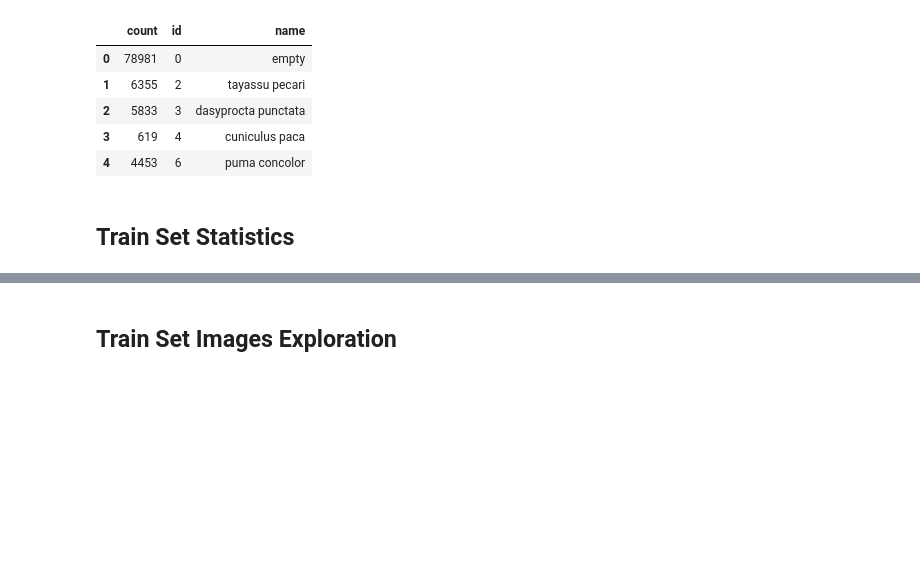
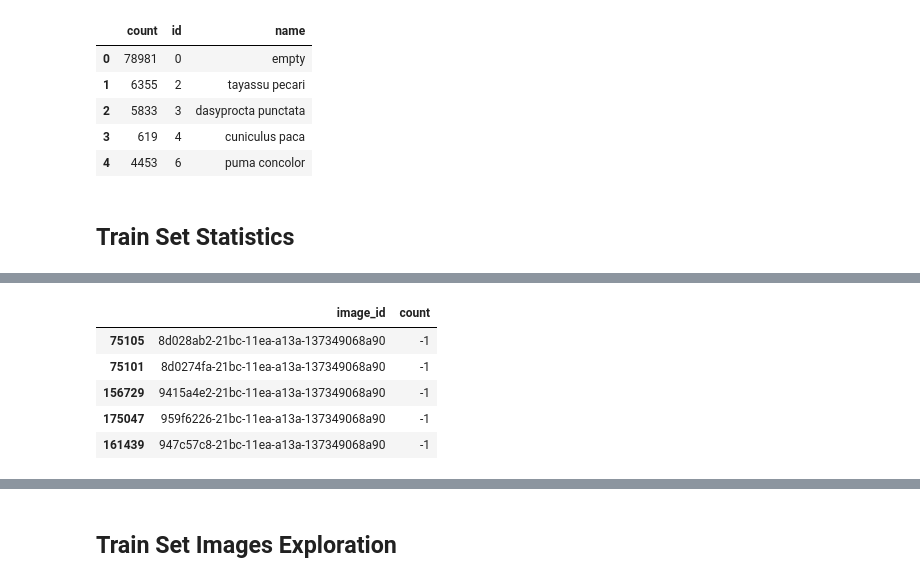
Before and after one commit to Lexie88rus/iWildCam, a Jupyter notebook: iwildcam-eda.ipynb, the cells around one changed output, grey strips where cells are left out. Saved outputs shown, nothing was run; the diff lists cells and outputs as text; code cells hidden in the pictures; blank space fills up the shorter version.

```diff
--- a/iwildcam-eda.ipynb
+++ b/iwildcam-eda.ipynb
@@ -88,0 +125,10 @@ train_categories.head()
+# %%
+# output tail-5
+counts_per_image.tail(5)
+# %% [output]
+|  | image_id | count |
+| 75105 | 8d028ab2-21bc-11ea-a13a-137349068a90 | -1 |
+| 75101 | 8d0274fa-21bc-11ea-a13a-137349068a90 | -1 |
+| 156729 | 9415a4e2-21bc-11ea-a13a-137349068a90 | -1 |
+| 175047 | 959f6226-21bc-11ea-a13a-137349068a90 | -1 |
+| 161439 | 947c57c8-21bc-11ea-a13a-137349068a90 | -1 |
```
Also changed, not shown: parts of 12 cells of this notebook.
